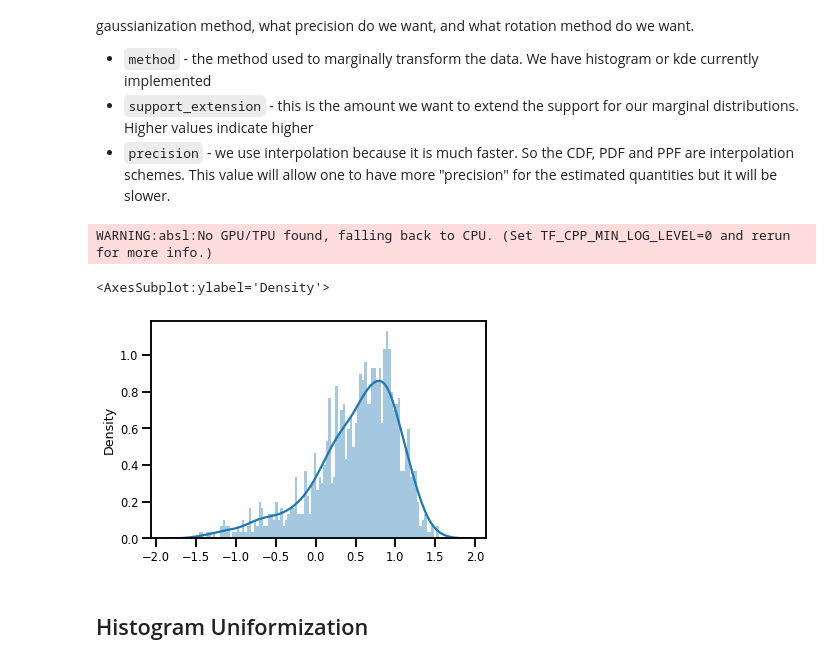
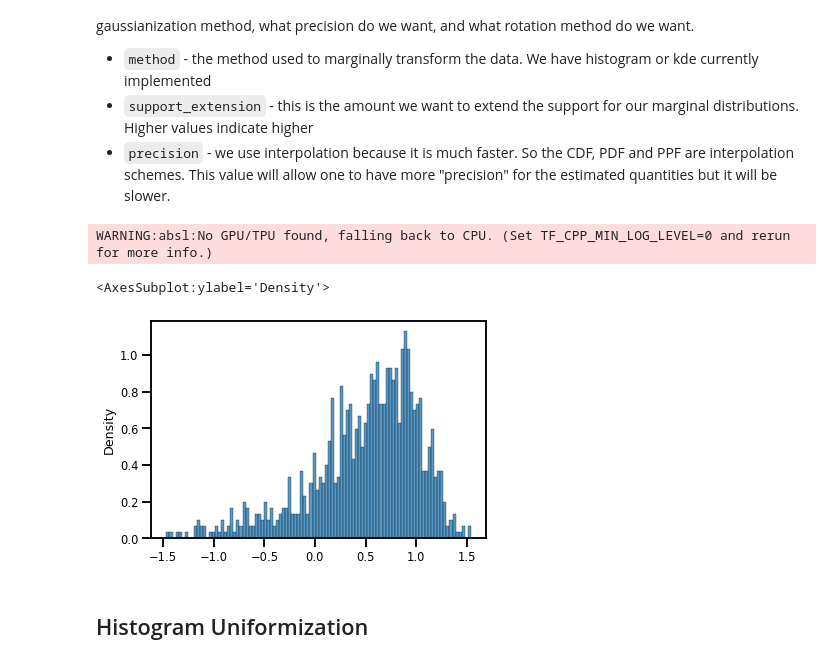
Before and after one commit to IPL-UV/rbig_jax, a Jupyter notebook: jupyterbook/content/iterative/details/1.1_univariate_gaussinization.ipynb, the cells around one changed output. Drawn from its saved outputs; the diff is of its cells as text; code cells hidden in the pictures.

```diff
--- a/jupyterbook/content/iterative/details/1.1_univariate_gaussinization.ipynb
+++ b/jupyterbook/content/iterative/details/1.1_univariate_gaussinization.ipynb
@@ -57,13 +57,13 @@ First we need to initialize our RBIG method with some parameters. For example, w
 * `support_extension` - this is the amount we want to extend the support for our marginal distributions. Higher values indicate higher
 * `precision` - we use interpolation because it is much faster. So the CDF, PDF and PPF are interpolation schemes. This value will allow one to have more "precision" for the estimated quantities but it will be slower.
 # %%
-X = np.array(data[:, 1], dtype=np.float32)
+X = np.array(data[:, 1], dtype=np.float32).reshape(-1, 1)
 
-sns.distplot(X, bins=100)
+sns.histplot(X.ravel(), bins=100, stat="density")
 # %% [output]
 WARNING:absl:No GPU/TPU found, falling back to CPU. (Set TF_CPP_MIN_LOG_LEVEL=0 and rerun for more info.)
 <AxesSubplot:ylabel='Density'>
-[figure, old version]
+[figure, new version]
 # %% [markdown]
 ## Histogram Uniformization
 # %%
```
Also changed, not shown: parts of 32 cells of this notebook, 9 other files.
